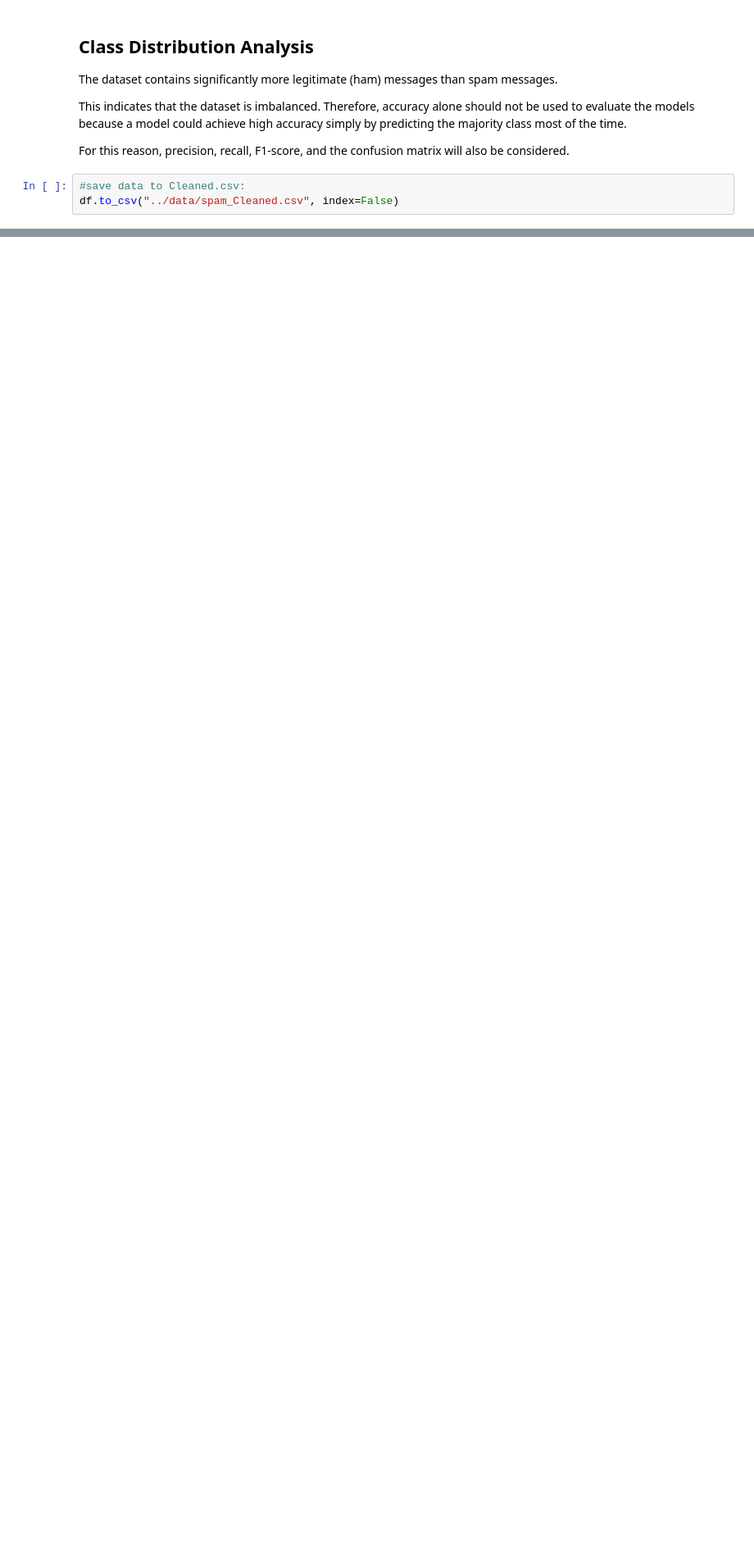
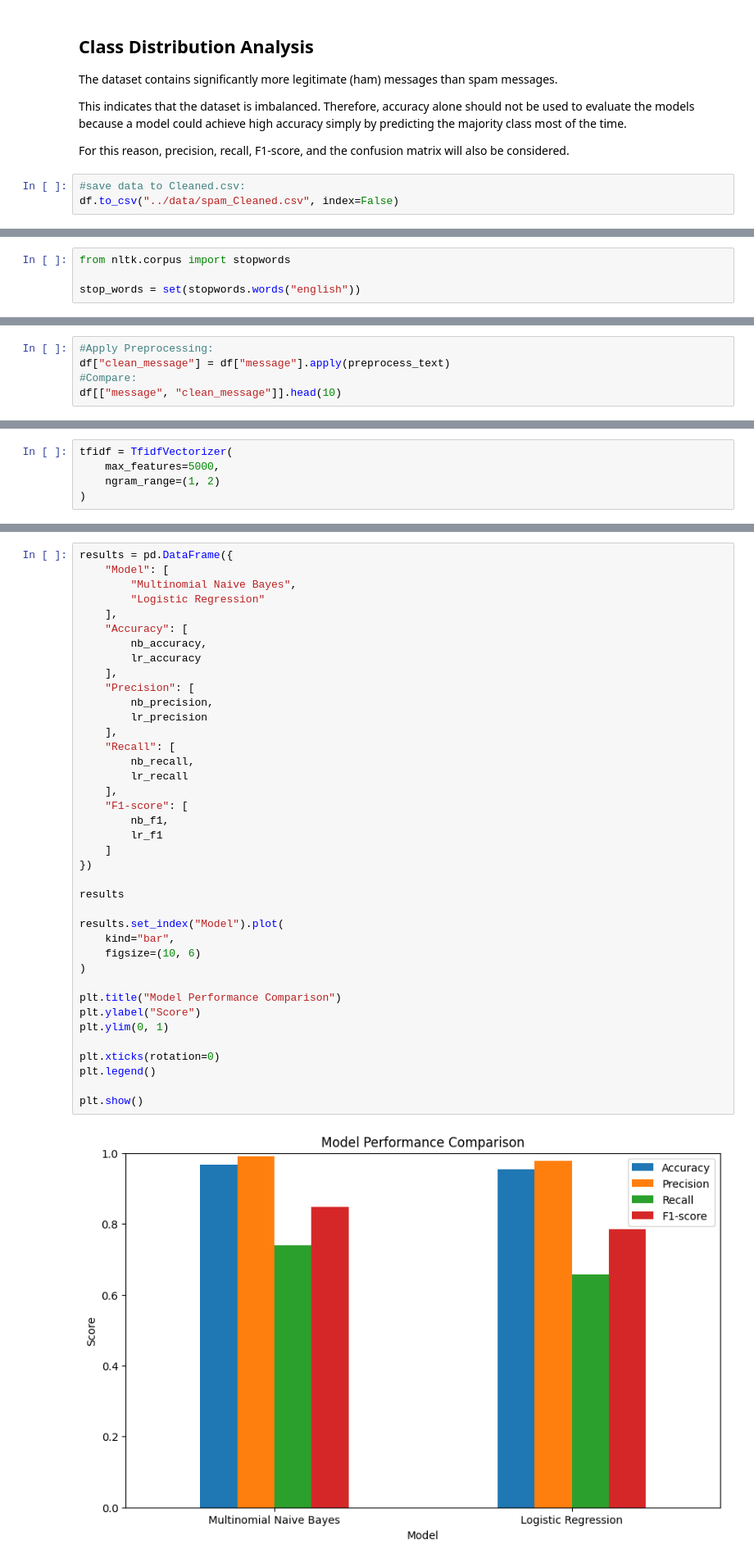
Before and after one commit to CHAYMAEHANINI/OIBSIP, a Jupyter notebook: Task_04_Email_Spam_Detection/notebooks/Chaymae_Hanini_Task4.ipynb, the cells around one changed output, grey strips where cells are left out. Shown at 82% size. Drawn from its saved outputs; the diff is of its cells as text; blank space fills up the shorter version.

```diff
--- a/Task_04_Email_Spam_Detection/notebooks/Chaymae_Hanini_Task4.ipynb
+++ b/Task_04_Email_Spam_Detection/notebooks/Chaymae_Hanini_Task4.ipynb
@@ -167,0 +179,4 @@ df.to_csv("../data/spam_Cleaned.csv", index=False)
+# %%
+from nltk.corpus import stopwords
+
+stop_words = set(stopwords.words("english"))
@@ -167,0 +203,5 @@ df.to_csv("../data/spam_Cleaned.csv", index=False)
+# %%
+#Apply Preprocessing:
+df["clean_message"] = df["message"].apply(preprocess_text)
+#Compare:
+df[["message", "clean_message"]].head(10)
@@ -167,0 +245,5 @@ df.to_csv("../data/spam_Cleaned.csv", index=False)
+# %%
+tfidf = TfidfVectorizer(
+    max_features=5000,
+    ngram_range=(1, 2)
+)
@@ -167,0 +418,41 @@ df.to_csv("../data/spam_Cleaned.csv", index=False)
+# %%
+results = pd.DataFrame({
+    "Model": [
+        "Multinomial Naive Bayes",
+        "Logistic Regression"
+    ],
+    "Accuracy": [
+        nb_accuracy,
+        lr_accuracy
+    ],
+    "Precision": [
+        nb_precision,
+        lr_precision
+    ],
+    "Recall": [
+        nb_recall,
+        lr_recall
+    ],
+    "F1-score": [
+        nb_f1,
+        lr_f1
+    ]
+})
+
+results
+
+results.set_index("Model").plot(
+    kind="bar",
+    figsize=(10, 6)
+)
+
+plt.title("Model Performance Comparison")
+plt.ylabel("Score")
+plt.ylim(0, 1)
+
+plt.xticks(rotation=0)
+plt.legend()
+
+plt.show()
+# %% [output]
+[figure, added]
```
Also changed, not shown: parts of 18 cells of this notebook.
